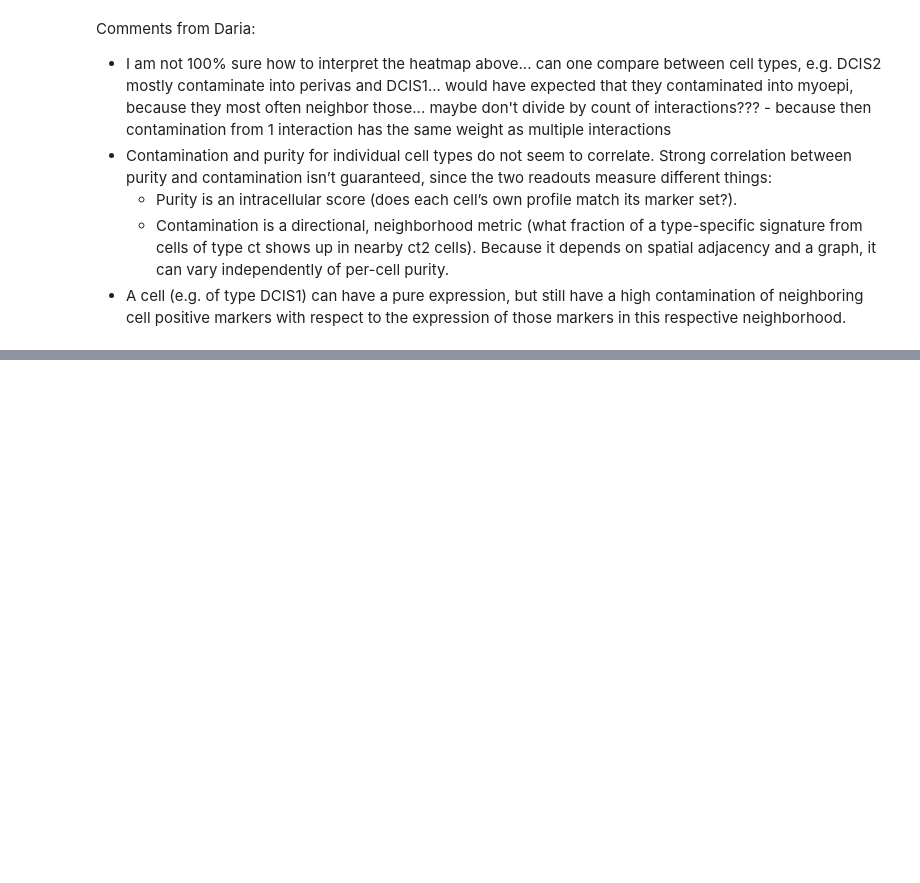
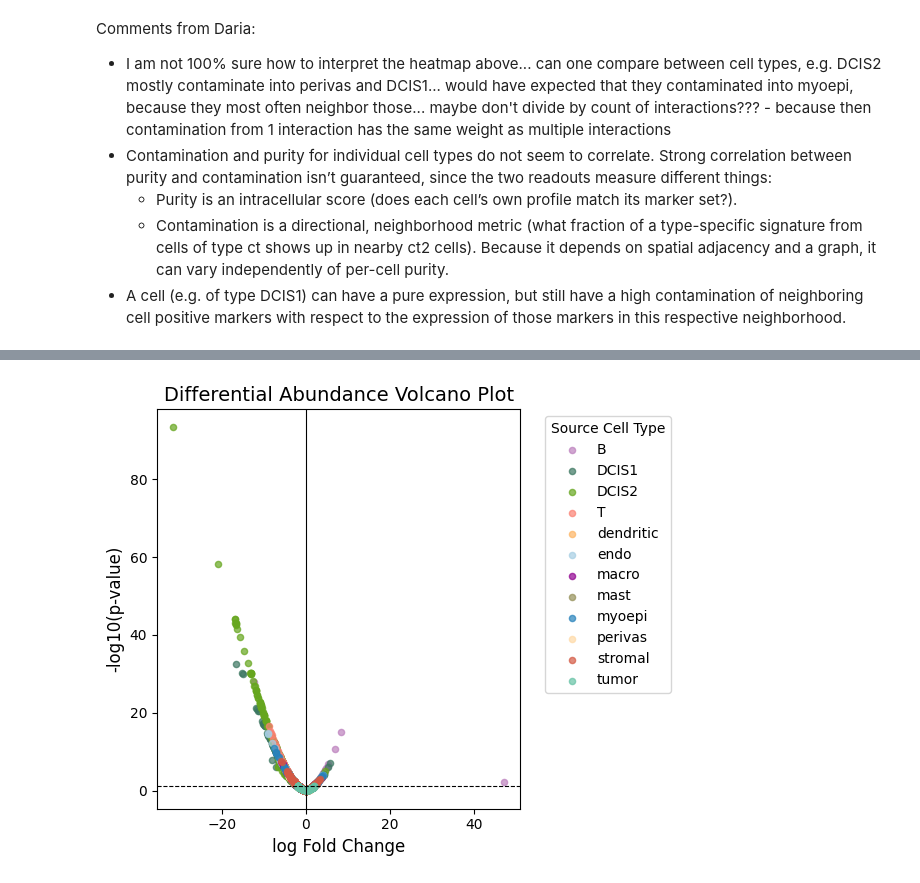
Before and after one commit to LazDaria/SegTraQ, a Jupyter notebook: docs/notebooks/spillover_metrics_supervised.ipynb, the cells around one changed output, grey strips where cells are left out. Drawn from its saved outputs; the diff is of its cells as text; code cells hidden in the pictures; blank space fills up the shorter version.

Commit message:
first prototype of differential abundance test

```diff
--- a/docs/notebooks/spillover_metrics_supervised.ipynb
+++ b/docs/notebooks/spillover_metrics_supervised.ipynb
@@ -222,7 +224,7 @@ mut_excl_markers_b_t = st.sp.get_mut_excl_markers(
     pos_threshold=0.2,
     neg_threshold=0.05,
     max_codetect=0.01,
-    cell_types=('B', 'T')
+    cell_types=("B", "T"),
 )
 mut_excl_markers_b_t[::10]
 # %% [output]
@@ -379,0 +493,8 @@ Comments from Daria:
+# %%
+diff_abundance_df = differential_abundance_spatial(
+    sdata_10x_xenium,
+    markers=markers,
+    celltype_column="transferred_celltype",
+    cell_centroid_x_key="x_centroid",
+    cell_centroid_y_key="y_centroid",
+)
@@ -379,0 +526,30 @@ Comments from Daria:
+# %%
+# Compute log fold-change and -log10(p-value) for plotting
+# If you already have logFC, skip this step.
+diff_abundance_df["logFC"] = diff_abundance_df["stat"]  # or another measure if available
+diff_abundance_df["neglog10_pval"] = -np.log10(diff_abundance_df["pval"].clip(lower=1e-300))
+
+# Create the figure
+fig, ax = plt.subplots(figsize=(6, 5))
+
+# Plot points per source cell type, colored by col_celltype
+for ct, group in diff_abundance_df.groupby("source_ct"):
+    color = col_celltype.get(ct, "gray")
+    ax.scatter(group["logFC"], group["neglog10_pval"], s=20, color=color, alpha=0.7, label=ct)
+
+# Highlight thresholds (optional)
+ax.axhline(-np.log10(0.05), color="black", linestyle="--", linewidth=0.8)
+ax.axvline(0, color="black", linestyle="-", linewidth=0.8)
+
+# Label axes and title
+ax.set_xlabel("log Fold Change", fontsize=12)
+ax.set_ylabel("-log10(p-value)", fontsize=12)
+ax.set_title("Differential Abundance Volcano Plot", fontsize=14)
+
+# Add legend
+ax.legend(title="Source Cell Type", bbox_to_anchor=(1.05, 1), loc="upper left")
+
+plt.tight_layout()
+plt.show()
+# %% [output]
+[figure, added]
```
Also changed, not shown: parts of 9 cells of this notebook.
